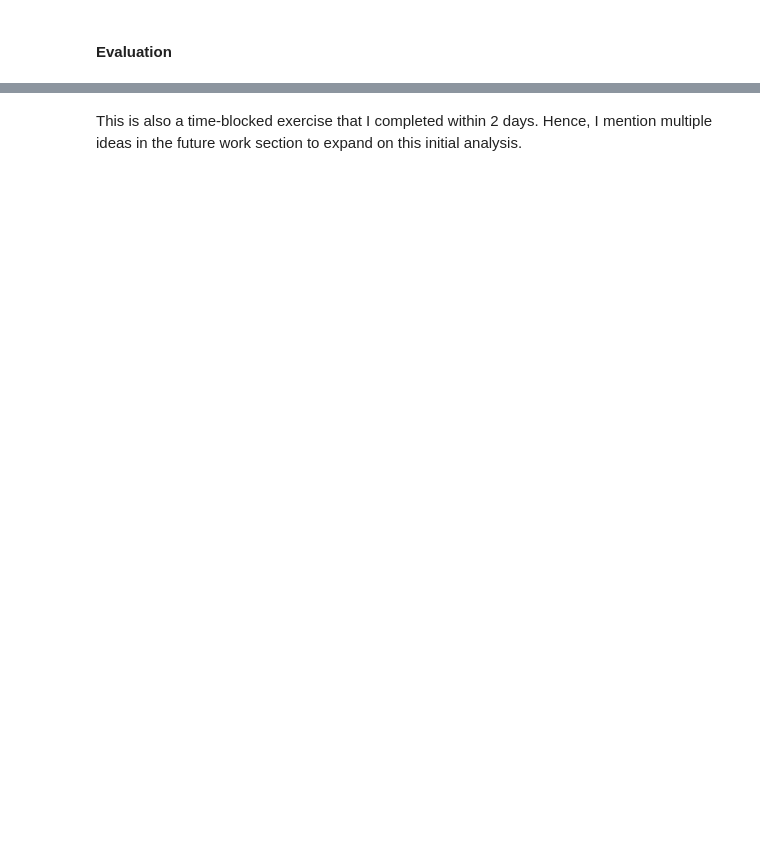
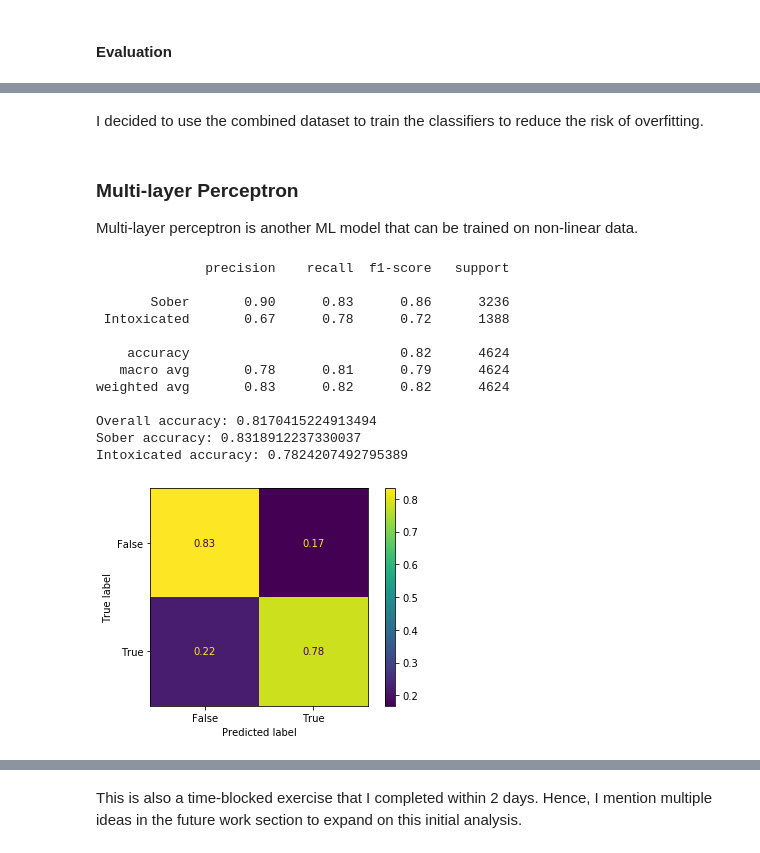
Before and after one commit to neo-anderson/TACPrediction, a Jupyter notebook: Analysis.ipynb, the cells around one changed output, grey strips where cells are left out. Cells and saved outputs as stored; diff of their text form; code cells hidden in the pictures; blank space fills up the shorter version.

```diff
--- a/Analysis.ipynb
+++ b/Analysis.ipynb
@@ -722 +764,31 @@ From the report above, we can see that the model is better at predicting if a pe
+# %% [markdown]
+I decided to use the combined dataset to train the classifiers to reduce the risk of overfitting.
+# %% [markdown]
+### Multi-layer Perceptron
+Multi-layer perceptron is another ML model that can be trained on non-linear data.
+# %%
+X_train, X_test, y_train, y_test = train_test_split(X_full, y_full, test_size=0.2, shuffle=True, stratify=y_full, random_state=1337)
+clf = MLPClassifier(hidden_layer_sizes=(50,50), activation='relu', solver='adam', learning_rate='constant', random_state=1337)
+clf.fit(X_train, y_train)
+print(classification_report(y_test, clf.predict(X_test), labels=None, target_names=['Sober', 'Intoxicated'], sample_weight=None, digits=2, output_dict=False, zero_division='warn'))
+cm = confusion_matrix(clf.predict(X_test), y_test)
+print(f"Overall accuracy: {cm.diagonal().sum()/np.sum(cm)}")
+print(f"Sober accuracy: {cm[0,0]/cm[:,0].sum()}")
+print(f"Intoxicated accuracy: {cm[1,1]/cm[:,1].sum()}")
+plot_confusion_matrix(clf, X_test, y_test, normalize='true')
+plt.show()
+# %% [output]
+              precision    recall  f1-score   support
+
+       Sober       0.90      0.83      0.86      3236
+ Intoxicated       0.67      0.78      0.72      1388
+
+    accuracy                           0.82      4624
+   macro avg       0.78      0.81      0.79      4624
+weighted avg       0.83      0.82      0.82      4624
+
+Overall accuracy: 0.8170415224913494
+Sober accuracy: 0.8318912237330037
+Intoxicated accuracy: 0.7824207492795389
+[figure, added]
 # %%
```
Also changed, not shown: parts of 34 cells of this notebook.
